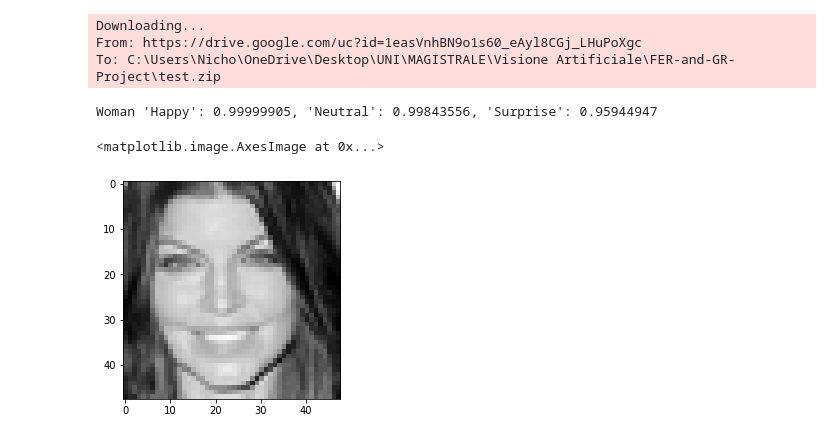
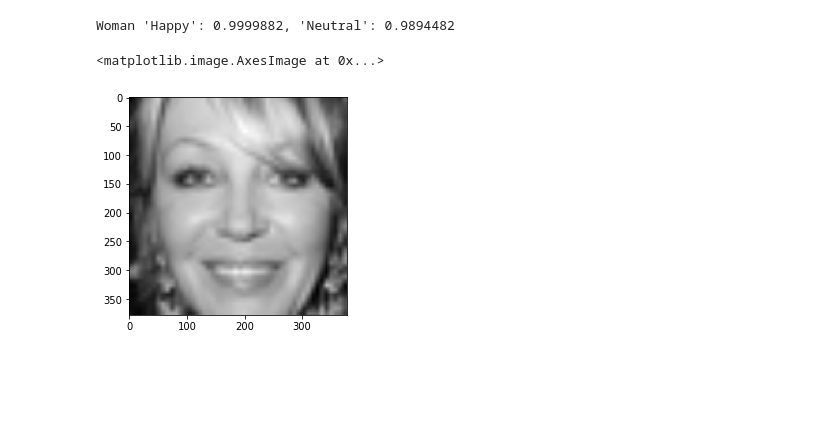
Before and after one commit to Piccio98/FER-and-GR-Project, a Jupyter notebook: VAR Project.ipynb, the cells around one changed output. Cells and saved outputs as stored; diff of their text form; code cells hidden in the pictures; blank space fills up the shorter version.

```diff
--- a/VAR Project.ipynb
+++ b/VAR Project.ipynb
@@ -33,7 +28,7 @@ if not os.path.exists("Gender Model/"):
     gdown.extractall(file_path)
     if os.path.exists(file_path):
         os.remove(file_path)
-genderModel = keras.models.load_model('Gender Model/')
+gender_model = keras.models.load_model('Gender Model/')
 
 #Load the Model
 file_path = "test.zip"
@@ -42,11 +37,7 @@ if not os.path.exists("Emotions Model/"):
     gdown.extractall(file_path)
     if os.path.exists(file_path):
         os.remove(file_path)
-emotionsModel = keras.models.load_model('Emotions Model/')
+emotions_model = keras.models.load_model('Emotions Model/')
-# %% [output]
-Downloading...
-From: https://drive.google.com/uc?id=1easVnhBN9o1s60_eAyl8CGj_LHuPoXgc
-To: C:\Users\Nicho\OneDrive\Desktop\UNI\MAGISTRALE\Visione Artificiale\FER-and-GR-Project\test.zip
 # %%
 def prepare_img(img):
     x = image.img_to_array(img)
@@ -55,29 +46,29 @@ def prepare_img(img):
     return images
 # %%
 ## Load and Predict an image
-img = image.load_img("Test Set/240.png", color_mode = "grayscale")
+img = image.load_img("Test Set/333.png", color_mode = "grayscale")
 
 gender_img = cv2.resize(np.float32(img), (gender_img_height, gender_img_width))
-gender_classes = genderModel.predict(prepare_img(gender_img))
+gender_classes = gender_model.predict(prepare_img(gender_img))
 
-emotions_image = cv2.resize(np.float32(img), (emotions_img_height, emotions_img_width))
-emotions_classes = emotionsModel.predict(prepare_img(emotions_image))
+emotions_img = cv2.resize(np.float32(img), (emotions_img_height, emotions_img_width))
+emotions_classes = emotions_model.predict(prepare_img(emotions_img))
 
 index = list(np.where(np.where(emotions_classes > 0.8, 1, 0)[0] == 1)[0])
 dictionary = dict()
 sorted_dict = dict()
 for i in index:
     dictionary[emotions_class_names[i]] = emotions_classes[0][i]
 sorted_keys = sorted(dictionary, key=dictionary.get, reverse=True)
 for w in sorted_keys:
     sorted_dict[w] = dictionary[w]
 
 print(gender_class_names[np.where(gender_classes > 0.5, 1,0)[0][1]] + " " + str(sorted_dict)[1:-1])
-plt.imshow(img, cmap="gray")
+plt.imshow(gender_img, cmap="gray")
 # %% [output]
-Woman 'Happy': 0.99999905, 'Neutral': 0.99843556, 'Surprise': 0.95944947
+Woman 'Happy': 0.9999882, 'Neutral': 0.9894482
 <matplotlib.image.AxesImage at 0x...>
-[figure, old version]
+[figure, new version]
 # %%
 cap = cv2.VideoCapture(0)
 
```
Also changed, not shown: parts of 2 cells of this notebook.
